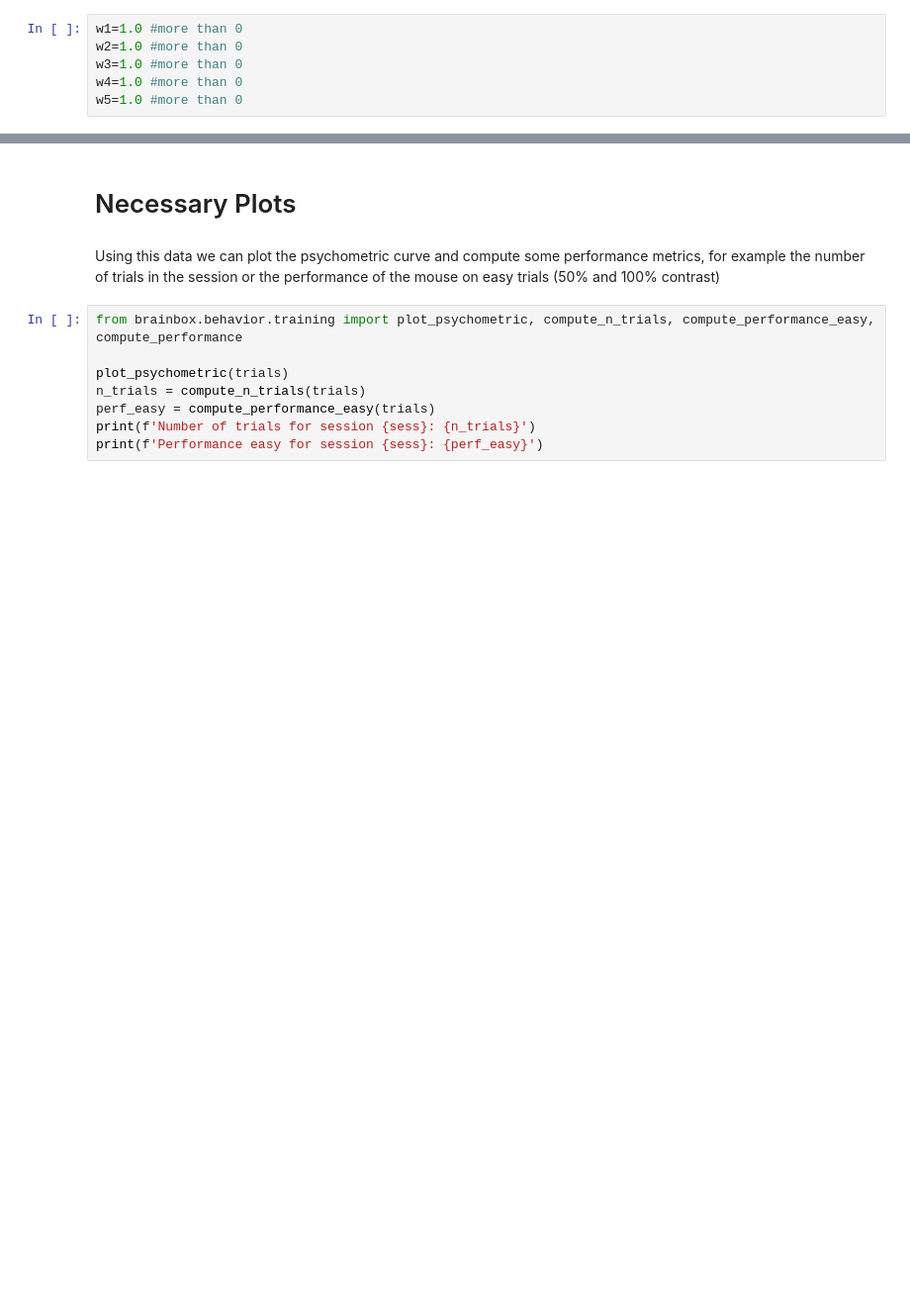
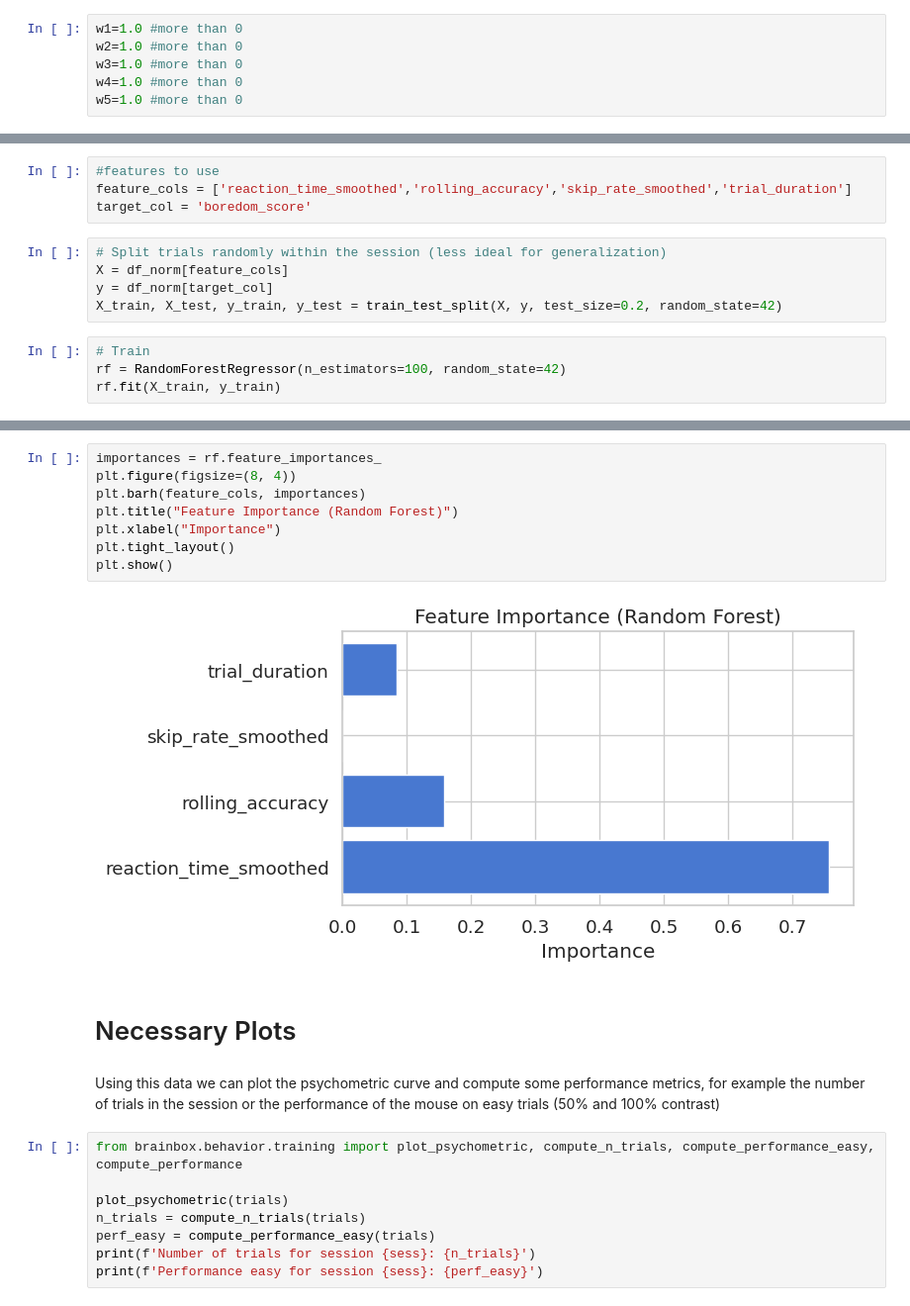
Before and after one commit to gaixen/BCS_recruitment, a Jupyter notebook: Are You Bored Yet?/demo_solution.ipynb, the cells around one changed output, grey strips where cells are left out. Shown at 99% size. Cells and saved outputs as stored; diff of their text form; blank space fills up the shorter version.

```diff
--- a/Are You Bored Yet?/demo_solution.ipynb
+++ b/Are You Bored Yet?/demo_solution.ipynb
@@ -218,0 +300,13 @@ dtype: float64
+# %%
+#features to use
+feature_cols = ['reaction_time_smoothed','rolling_accuracy','skip_rate_smoothed','trial_duration']
+target_col = 'boredom_score'
+# %%
+# Split trials randomly within the session (less ideal for generalization)
+X = df_norm[feature_cols]
+y = df_norm[target_col]
+X_train, X_test, y_train, y_test = train_test_split(X, y, test_size=0.2, random_state=42)
+# %%
+# Train
+rf = RandomForestRegressor(n_estimators=100, random_state=42)
+rf.fit(X_train, y_train)
@@ -219,3 +326,13 @@ dtype: float64
+# %%
+importances = rf.feature_importances_
+plt.figure(figsize=(8, 4))
+plt.barh(feature_cols, importances)
+plt.title("Feature Importance (Random Forest)")
+plt.xlabel("Importance")
+plt.tight_layout()
+plt.show()
+# %% [output]
+[figure, added]
 # %% [markdown]
 # Necessary Plots
 # %% [markdown]
```
Also changed, not shown: parts of 14 cells of this notebook.
